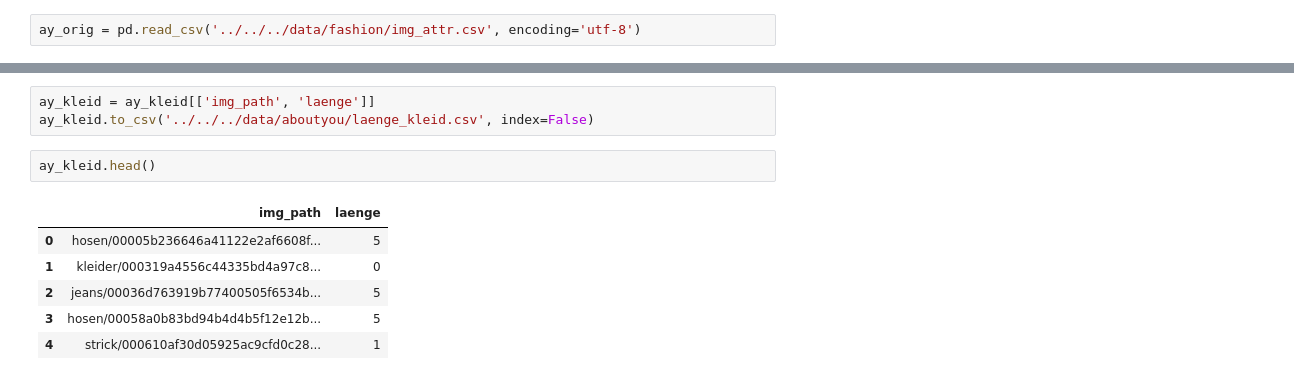
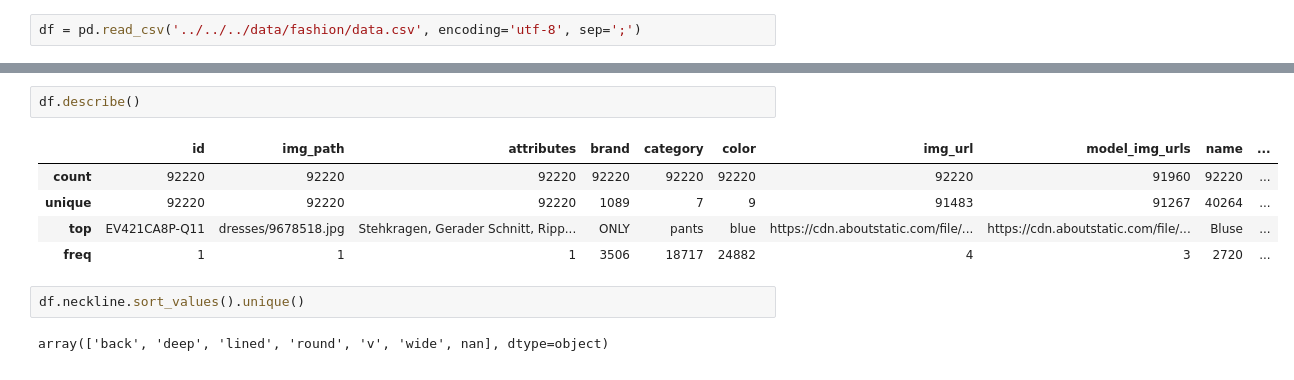
Before and after one commit to sonynka/fashion_scraper, a Jupyter notebook: data_processing/dataset_stats.ipynb, the cells around one changed output, grey strips where cells are left out. Cells and saved outputs as stored; diff of their text form.

```diff
--- a/data_processing/dataset_stats.ipynb
+++ b/data_processing/dataset_stats.ipynb
@@ -4,2 +8,2 @@ import os
 # %%
-ay_orig = pd.read_csv('../../../data/fashion/img_attr.csv', encoding='utf-8')
+df = pd.read_csv('../../../data/fashion/data.csv', encoding='utf-8', sep=';')
@@ -113,12 +19,12 @@ ay_kleid.head()
-# %%
-ay_kleid = ay_kleid[['img_path', 'laenge']]
-ay_kleid.to_csv('../../../data/aboutyou/laenge_kleid.csv', index=False)
-# %%
-ay_kleid.head()
-# %% [output]
-|  | img_path | laenge |
-| 0 | hosen/00005b236646a41122e2af6608f... | 5 |
-| 1 | kleider/000319a4556c44335bd4a97c8... | 0 |
-| 2 | jeans/00036d763919b77400505f6534b... | 5 |
-| 3 | hosen/00058a0b83bd94b4d4b5f12e12b... | 5 |
-| 4 | strick/000610af30d05925ac9cfd0c28... | 1 |
+# %%
+df.describe()
+# %% [output]
+|  | id | img_path | attributes | brand | category | color | img_url | model_img_urls | name | ... |
+| count | 92220 | 92220 | 92220 | 92220 | 92220 | 92220 | 92220 | 91960 | 92220 | ... |
+| unique | 92220 | 92220 | 92220 | 1089 | 7 | 9 | 91483 | 91267 | 40264 | ... |
+| top | EV421CA8P-Q11 | dresses/9678518.jpg | Stehkragen, Gerader Schnitt, Ripp... | ONLY | pants | blue | https://cdn.aboutstatic.com/file/... | https://cdn.aboutstatic.com/file/... | Bluse | ... |
+| freq | 1 | 1 | 1 | 3506 | 18717 | 24882 | 4 | 3 | 2720 | ... |
+# %%
+df.neckline.sort_values().unique()
+# %% [output]
+array(['back', 'deep', 'lined', 'round', 'v', 'wide', nan], dtype=object)
```
Also changed, not shown: parts of 18 cells of this notebook, 3 other files.
